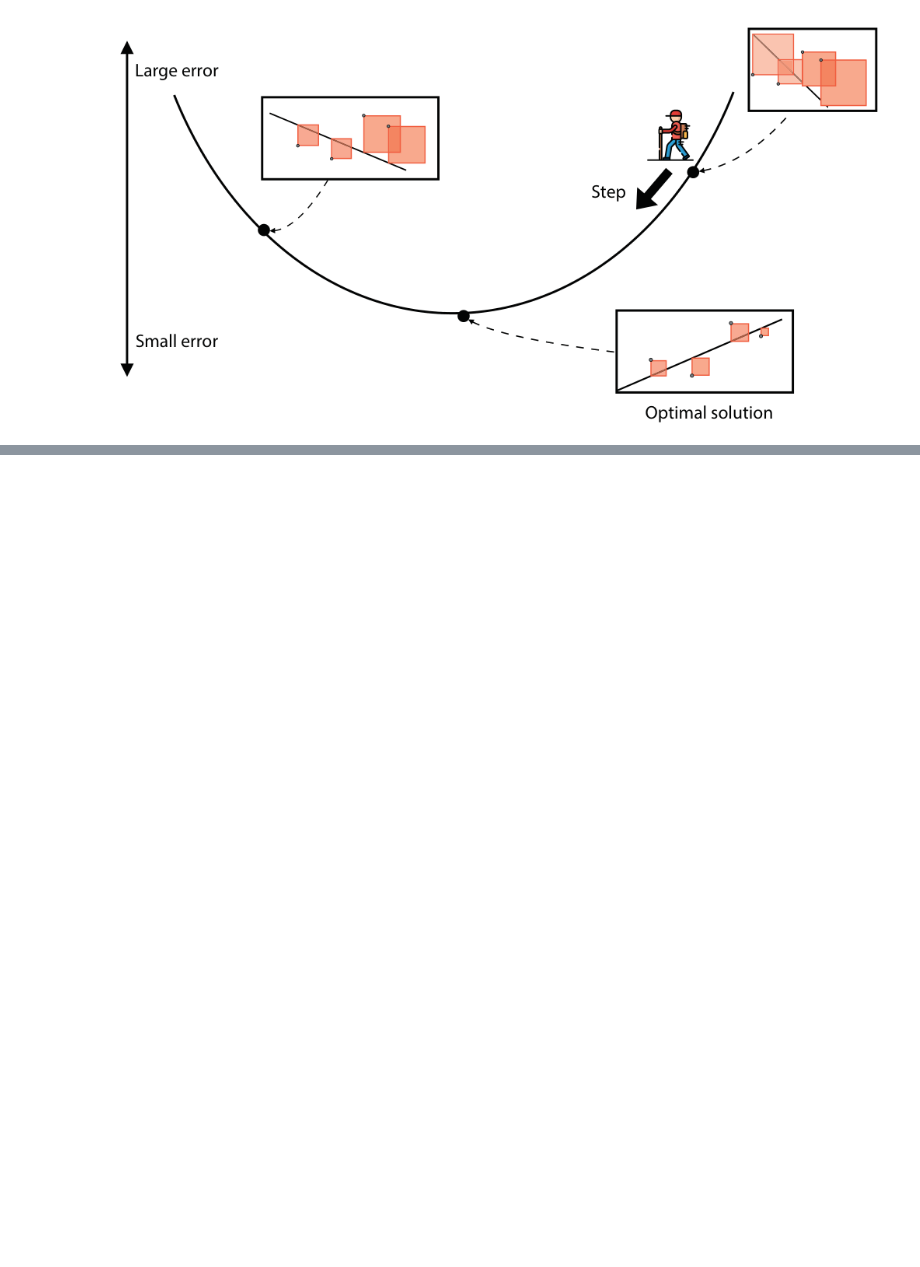
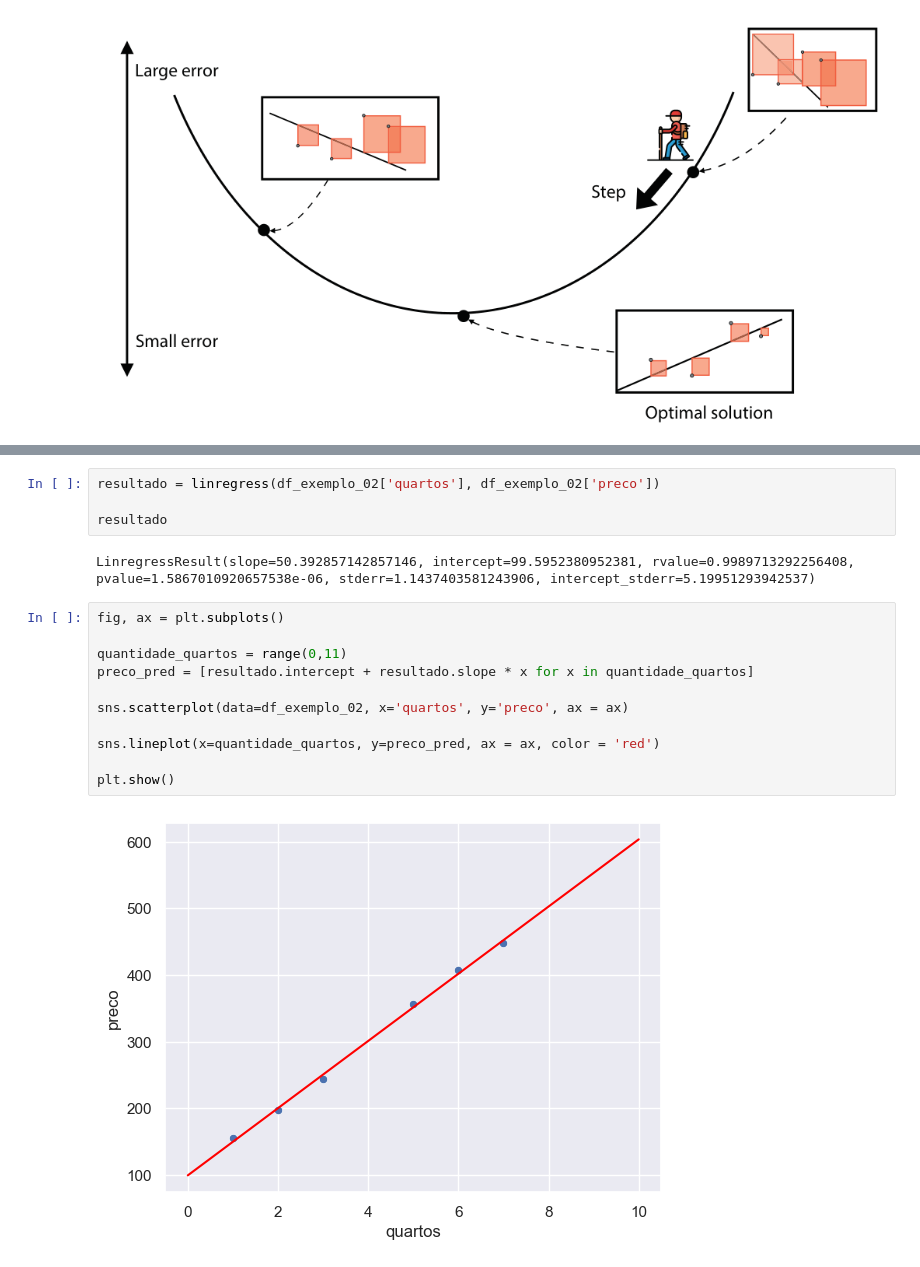
Before and after one commit to stephanyresque/Ciencia-de-dados-2, a Jupyter notebook: mes02/20_02_25.ipynb, the cells around one changed output, grey strips where cells are left out. Cells and saved outputs as stored; diff of their text form; blank space fills up the shorter version.

```diff
--- a/mes02/20_02_25.ipynb
+++ b/mes02/20_02_25.ipynb
@@ -101,0 +192,19 @@ Em uma regressão linear simples, temos dois coeficientes:
+# %%
+resultado = linregress(df_exemplo_02['quartos'], df_exemplo_02['preco'])
+
+resultado
+# %% [output]
+LinregressResult(slope=50.392857142857146, intercept=99.5952380952381, rvalue=0.9989713292256408, pvalue=1.5867010920657538e-06, stderr=1.1437403581243906, intercept_stderr=5.19951293942537)
+# %%
+fig, ax = plt.subplots()
+
+quantidade_quartos = range(0,11)
+preco_pred = [resultado.intercept + resultado.slope * x for x in quantidade_quartos]
+
+sns.scatterplot(data=df_exemplo_02, x='quartos', y='preco', ax = ax)
+
+sns.lineplot(x=quantidade_quartos, y=preco_pred, ax = ax, color = 'red')
+
+plt.show()
+# %% [output]
+[figure, added]
```
Also changed, not shown: parts of 20 cells of this notebook.
